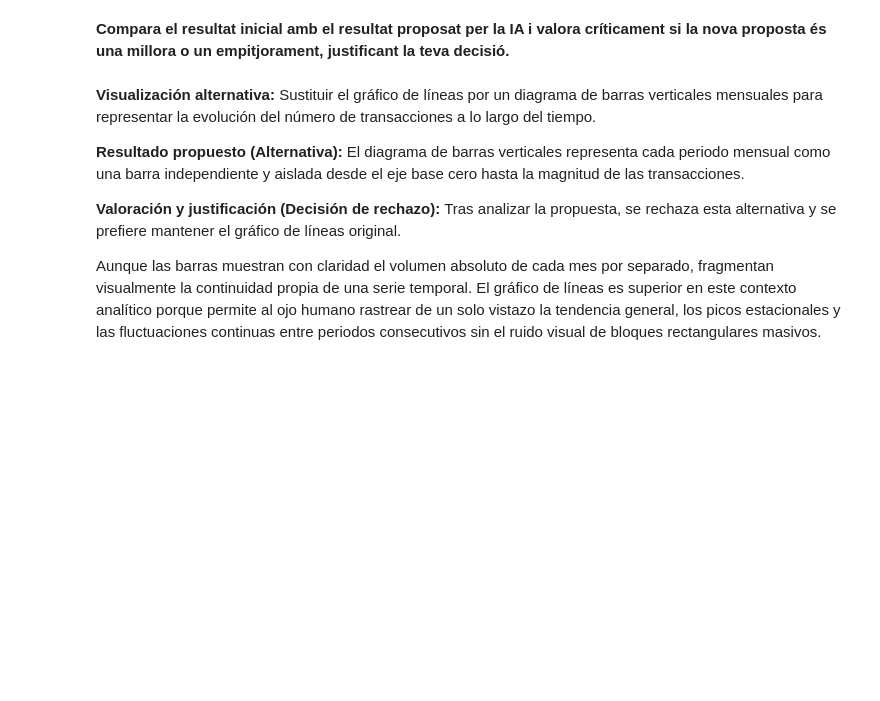
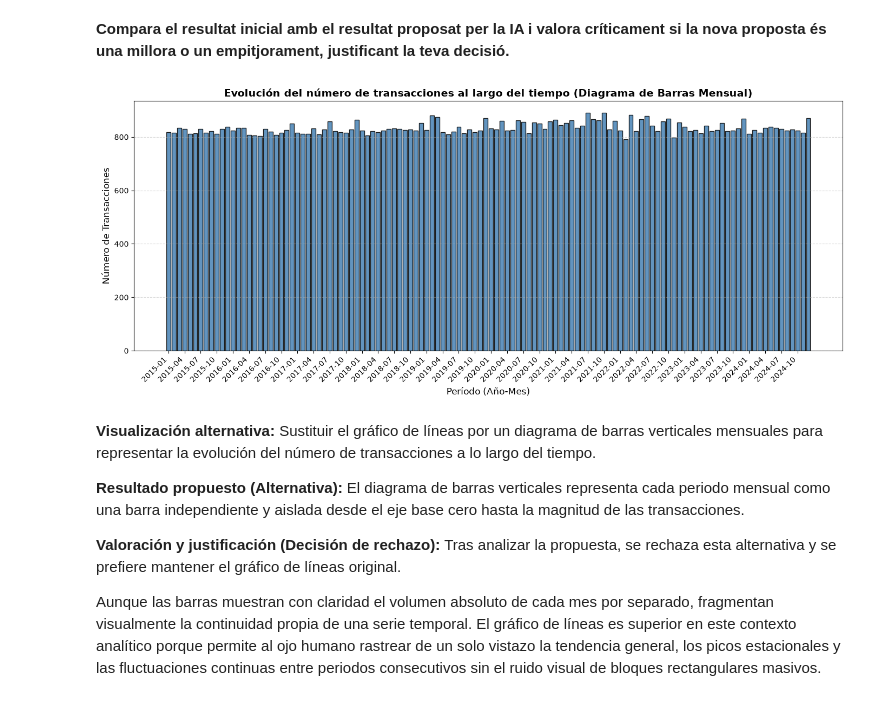
Before and after one commit to Alecs400/SQL., a Jupyter notebook: Sprint_9.ipynb, the cells around one changed output. Saved outputs shown, nothing was run; the diff lists cells and outputs as text; code cells hidden in the pictures; blank space fills up the shorter version.

```diff
--- a/Sprint_9.ipynb
+++ b/Sprint_9.ipynb
@@ -163,6 +163,52 @@ Si miramos la evolución, el número de transacciones está un poco lejos de ser
 Habría que estudiar qué factores afectaron a estas subidas y bajadas, desde el precio, publicidad, ofertas y demás.
 # %% [markdown]
 **Compara el resultat inicial amb el resultat proposat per la IA i valora críticament si la nova proposta és una millora o un empitjorament, justificant la teva decisió.**
+# %%
+import matplotlib.pyplot as plt
+
+# Convertimos la fecha a texto para que el gráfico la sepa pintar bien en el eje horizontal
+trans_mensuals["period"] = trans_mensuals["timestamp"].astype(str)
+
+# Creamos el lienzo del gráfico (con una anchura de 14 y altura de 6)
+# Se usa figsize=(14, 6) para crear un lienzo panorámico y alargado que evita que las etiquetas del eje temporal se amontonen y queden ilegibles.
+plt.figure(figsize=(14, 6))
+
+# plt.bar() sustituye el gráfico de líneas por un diagrama de barras verticales mensuales.
+# trans_mensuals['period']: Define los valores del eje X (los meses en formato texto).
+# trans_mensuals['num_transactions']: Define la altura de cada barra vertical (el número de transacciones).
+# color='steelblue': Establece el color de relleno de las barras.
+# edgecolor='black': Añade un borde negro a cada barra para mejorar la definición visual.
+# alpha=0.85: Ajusta la opacidad de las barras.
+
+plt.bar(
+    trans_mensuals["period"],
+    trans_mensuals["num_transactions"],
+    color="steelblue",
+    edgecolor="black",
+    alpha=0.85,
+)
+
+# Añadimos títulos y etiquetas legibles
+plt.title(
+    "Evolución del número de transacciones al largo del tiempo (Diagrama de Barras Mensual)",
+    fontsize=14,
+    fontweight="bold",
+)
+plt.xlabel("Período (Año-Mes)", fontsize=12)
+plt.ylabel("Número de Transacciones", fontsize=12)
+
+# Rotamos las etiquetas del eje inferior para que no se solapen y añadimos una cuadrícula horizontal
+plt.xticks(rotation=45, ha="right")
+plt.grid(axis="y", linestyle="--", alpha=0.5)
+
+# Ajustamos el diseño
+plt.tight_layout()
+# Mostramos solo una etiqueta cada 3 meses (para que no se agrupen las fechas y sea legible)
+plt.xticks(range(0, len(trans_mensuals), 3), rotation=45, ha="right")
+# Mostramos el gráfico
+plt.show()
+# %% [output]
+[figure, added]
 # %% [markdown]
 **Visualización alternativa:** Sustituir el gráfico de líneas por un diagrama de barras verticales mensuales para representar la evolución del número de transacciones a lo largo del tiempo.
 
```
Also changed, not shown: parts of 3 cells of this notebook.
